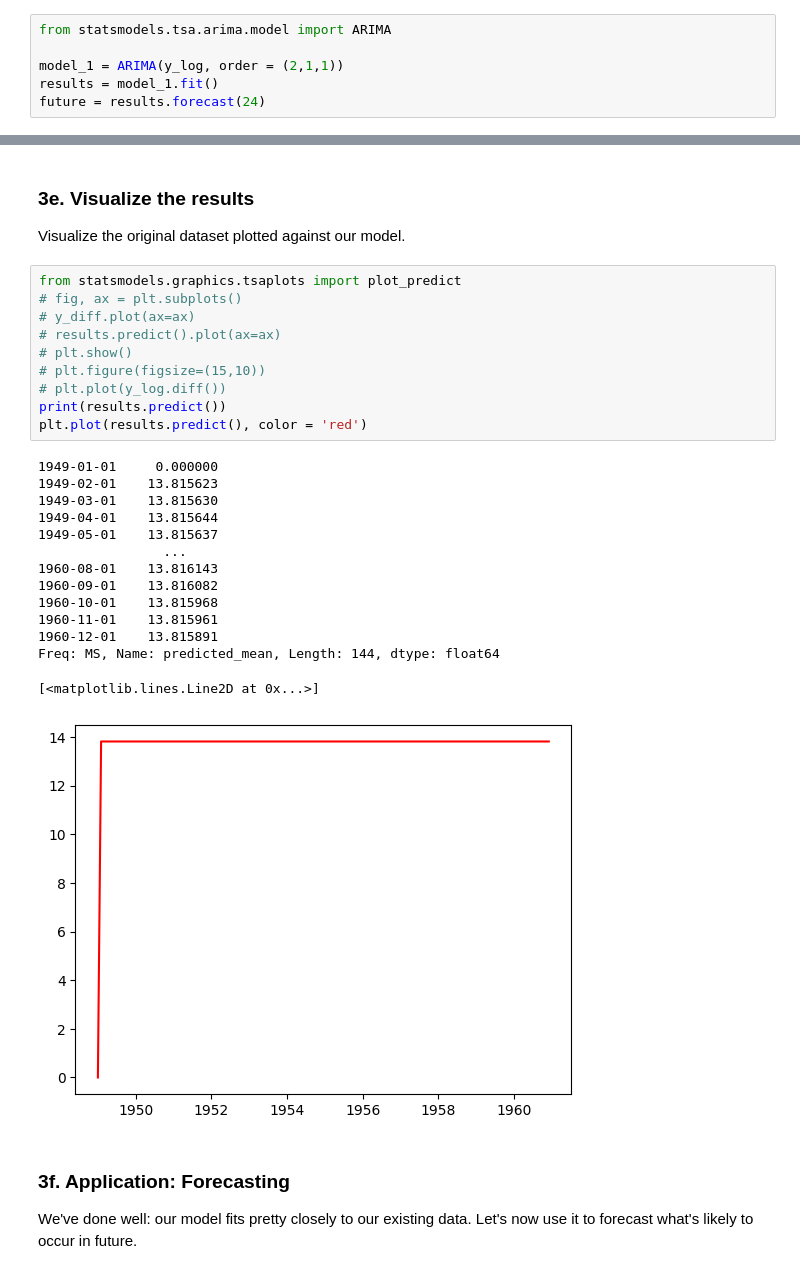
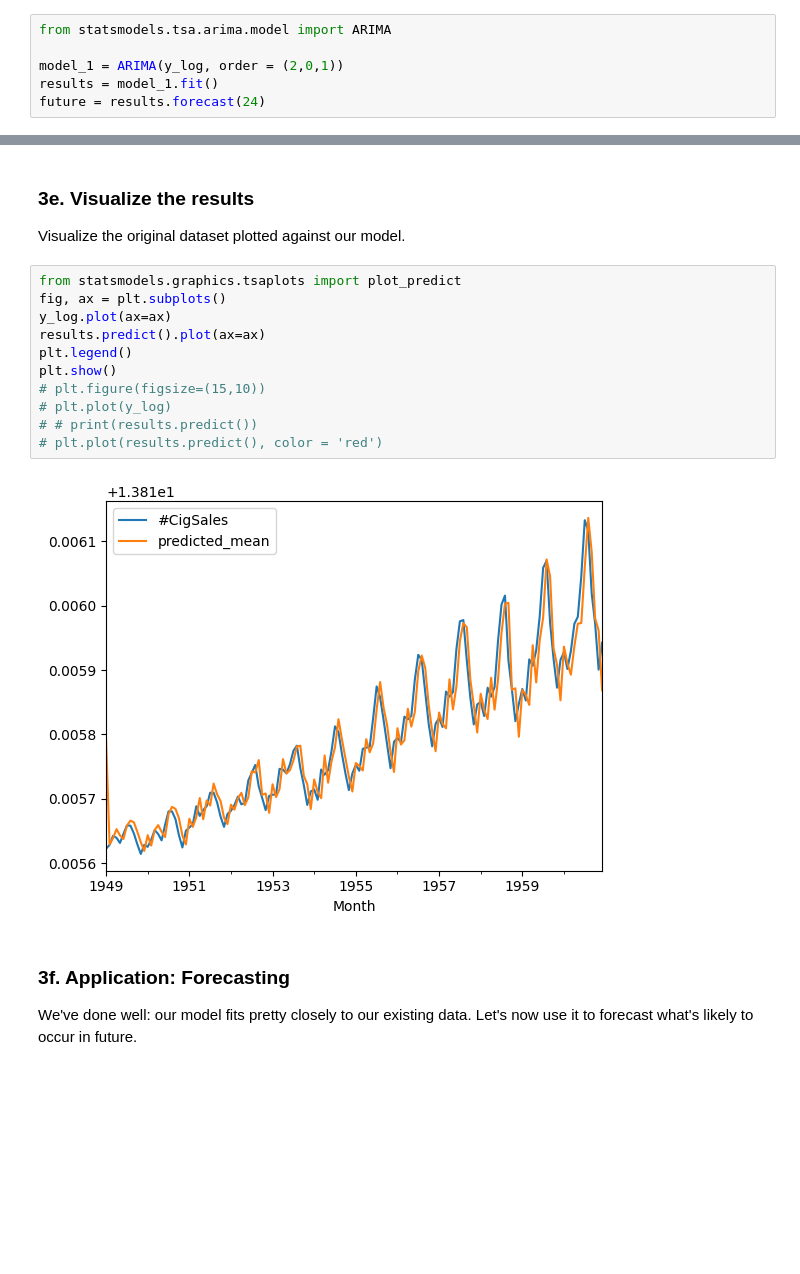
Before and after one commit to Gardenialover/dsc, a Jupyter notebook: unit 32.1 cowboy/Cowboys&CigrettesCaseStudy/Cowboy Cigarettes Case Study - Tier 3.ipynb, the cells around one changed output, grey strips where cells are left out. Drawn from its saved outputs; the diff is of its cells as text; blank space fills up the shorter version.

```diff
--- a/unit 32.1 cowboy/Cowboys&CigrettesCaseStudy/Cowboy Cigarettes Case Study - Tier 3.ipynb
+++ b/unit 32.1 cowboy/Cowboys&CigrettesCaseStudy/Cowboy Cigarettes Case Study - Tier 3.ipynb
@@ -377,7 +379,7 @@ So the best p,d, q, parameters for our ARIMA model are 2, 1, 1 respectively. Now
 # %%
 from statsmodels.tsa.arima.model import ARIMA
 
-model_1 = ARIMA(y_log, order = (2,1,1))
+model_1 = ARIMA(y_log, order = (2,0,1))
 results = model_1.fit()
 future = results.forecast(24)
 # %% [markdown]
@@ -411,29 +414,17 @@ Warnings:
 Visualize the original dataset plotted against our model.
 # %%
 from statsmodels.graphics.tsaplots import plot_predict
-# fig, ax = plt.subplots()
-# y_diff.plot(ax=ax)
-# results.predict().plot(ax=ax)
-# plt.show()
+fig, ax = plt.subplots()
+y_log.plot(ax=ax)
+results.predict().plot(ax=ax)
+plt.legend()
+plt.show()
 # plt.figure(figsize=(15,10))
-# plt.plot(y_log.diff())
-print(results.predict())
-plt.plot(results.predict(), color = 'red')
+# plt.plot(y_log)
+# # print(results.predict())
+# plt.plot(results.predict(), color = 'red')
 # %% [output]
-1949-01-01     0.000000
-1949-02-01    13.815623
-1949-03-01    13.815630
-1949-04-01    13.815644
-1949-05-01    13.815637
-                ...
-1960-08-01    13.816143
-1960-09-01    13.816082
-1960-10-01    13.815968
-1960-11-01    13.815961
-1960-12-01    13.815891
-Freq: MS, Name: predicted_mean, Length: 144, dtype: float64
-[<matplotlib.lines.Line2D at 0x...>]
-[figure, old version]
+[figure, new version]
 # %% [markdown]
 ### 3f. Application: Forecasting
 
```
Also changed, not shown: parts of 3 cells of this notebook.
